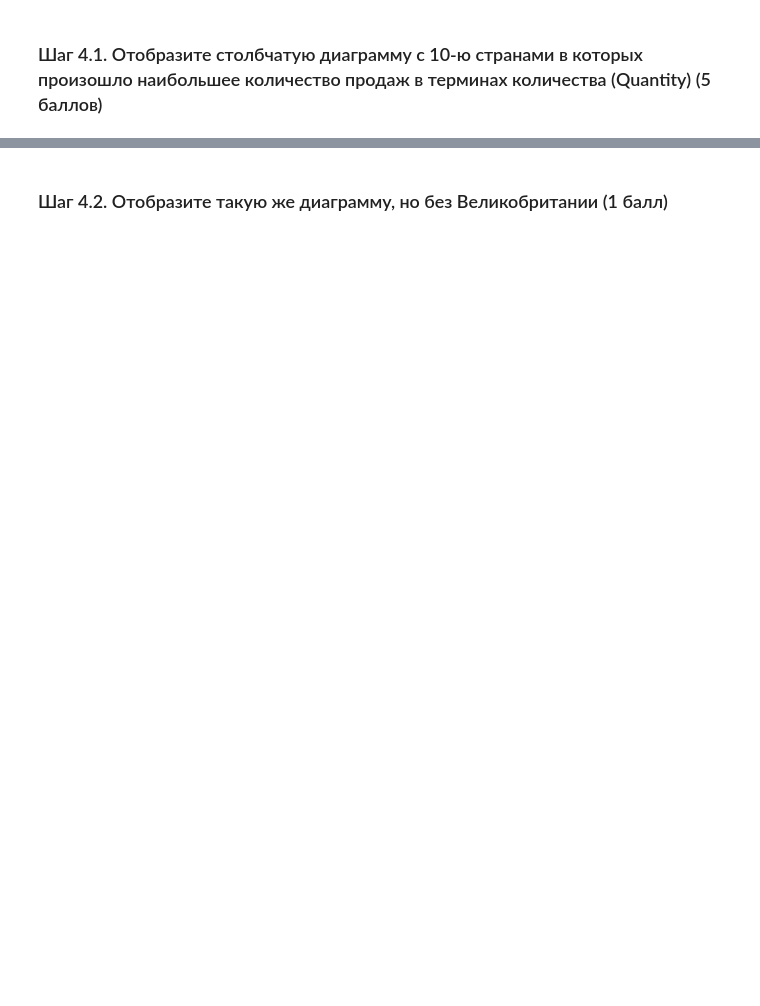
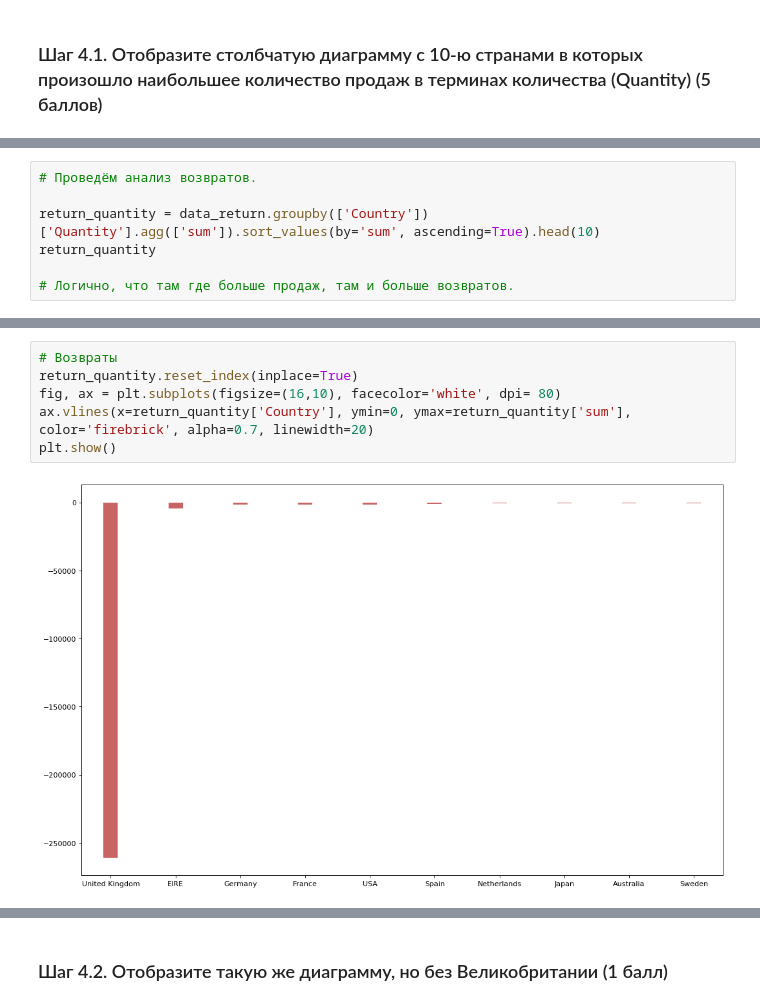
Before and after one commit to theysee/sberbank_reboot, a Jupyter notebook: Промежуточное_тестирование_Творческое_задание_Сергей_Артеев.ipynb, the cells around one changed output, grey strips where cells are left out. Saved outputs shown, nothing was run; the diff lists cells and outputs as text; blank space fills up the shorter version.

```diff
--- a/Промежуточное_тестирование_Творческое_задание_Сергей_Артеев.ipynb
+++ b/Промежуточное_тестирование_Творческое_задание_Сергей_Артеев.ipynb
@@ -126,0 +125,7 @@ fig.show()
+# %%
+# Проведём анализ возвратов.
+
+return_quantity = data_return.groupby(['Country'])['Quantity'].agg(['sum']).sort_values(by='sum', ascending=True).head(10)
+return_quantity
+
+# Логично, что там где больше продаж, там и больше возвратов.
@@ -126,0 +145,8 @@ fig.show()
+# %%
+# Возвраты
+return_quantity.reset_index(inplace=True)
+fig, ax = plt.subplots(figsize=(16,10), facecolor='white', dpi= 80)
+ax.vlines(x=return_quantity['Country'], ymin=0, ymax=return_quantity['sum'], color='firebrick', alpha=0.7, linewidth=20)
+plt.show()
+# %% [output]
+[figure, added]
```
Also changed, not shown: parts of 15 cells of this notebook.
